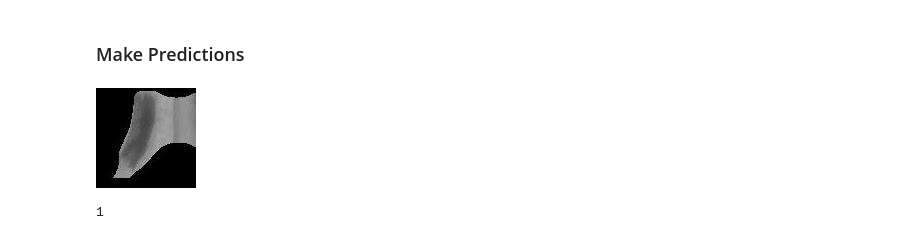
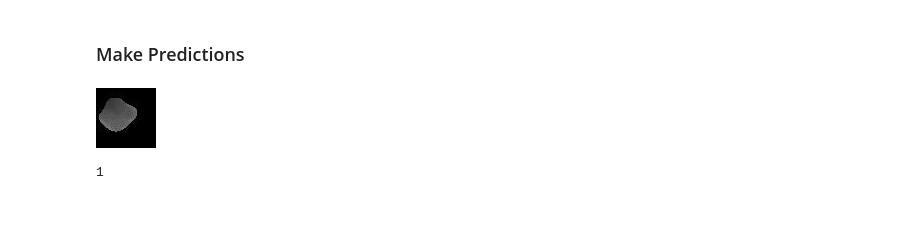
Before and after one commit to pstat197/capstone-eemb-patrick, a Jupyter notebook: scripts/classifier.ipynb, the cells around one changed output. Drawn from its saved outputs; the diff is of its cells as text; code cells hidden in the pictures; blank space fills up the shorter version.

```diff
--- a/scripts/classifier.ipynb
+++ b/scripts/classifier.ipynb
@@ -394,10 +437,10 @@ trans = transforms.Compose([
 ])
 # %%
 from PIL import Image
-image = Image.open('C:\\Users\\ircguest\\Downloads\\training data-selected\\meral-spread (SQUARE CROP)\\spreads2\\spread_frame9.jpg')
+image = Image.open('C:\\Users\\ircguest\\Downloads\\train\\spread\\spread5 (43).jpg')
 image
 # %% [output]
-[figure, old version]
+[figure, new version]
 # %%
 pred_data = trans(image)
 pred_data = pred_data.view(1,1,128,128)
```
Also changed, not shown: parts of 18 cells of this notebook.
